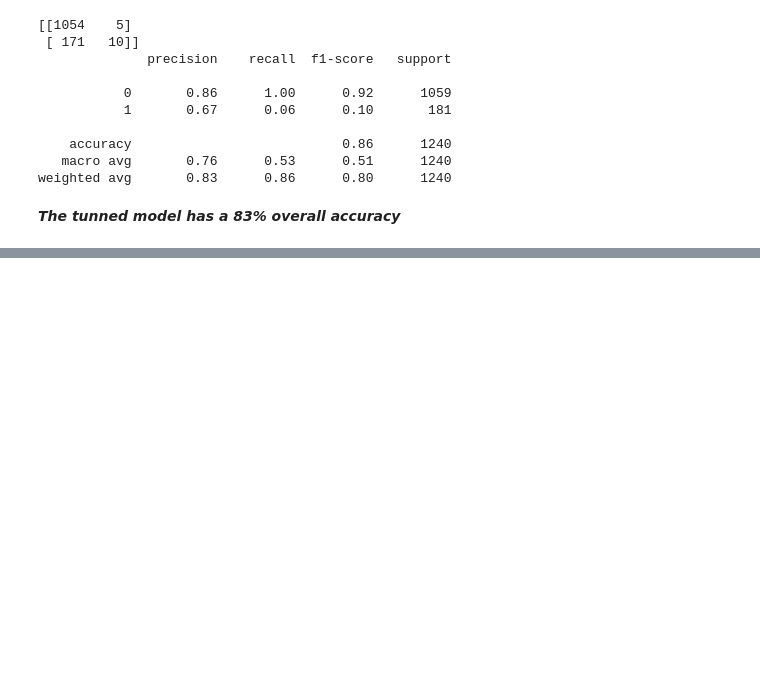
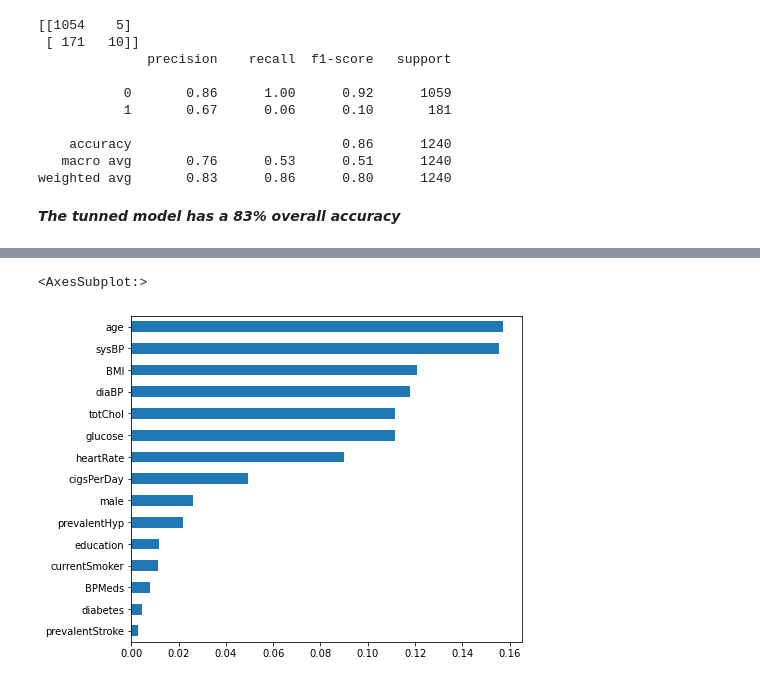
Before and after one commit to sccatalina/FinalProject, a Jupyter notebook: FraminghamK/FraminghamK.Py.ipynb, the cells around one changed output, grey strips where cells are left out. Cells and saved outputs as stored; diff of their text form; code cells hidden in the pictures; blank space fills up the shorter version.

Commit message:
Add feature importance

```diff
--- a/FraminghamK/FraminghamK.Py.ipynb
+++ b/FraminghamK/FraminghamK.Py.ipynb
@@ -533,0 +536,3 @@ __*The tunned model has a 83% overall accuracy*__
+# %%
+feature_importances = pd.Series(forest.feature_importances_, index=x.columns)
+feature_importances
@@ -533,0 +556,3 @@ __*The tunned model has a 83% overall accuracy*__
+# %%
+feature_importances.sort_values(inplace=True, ascending=True)
+print(feature_importances)
@@ -533,0 +576,5 @@ __*The tunned model has a 83% overall accuracy*__
+# %%
+feature_importances.plot(kind='barh', figsize=(7,6))
+# %% [output]
+<AxesSubplot:>
+[figure, added]
```
Also changed, not shown: parts of 3 cells of this notebook, 1 other file.
